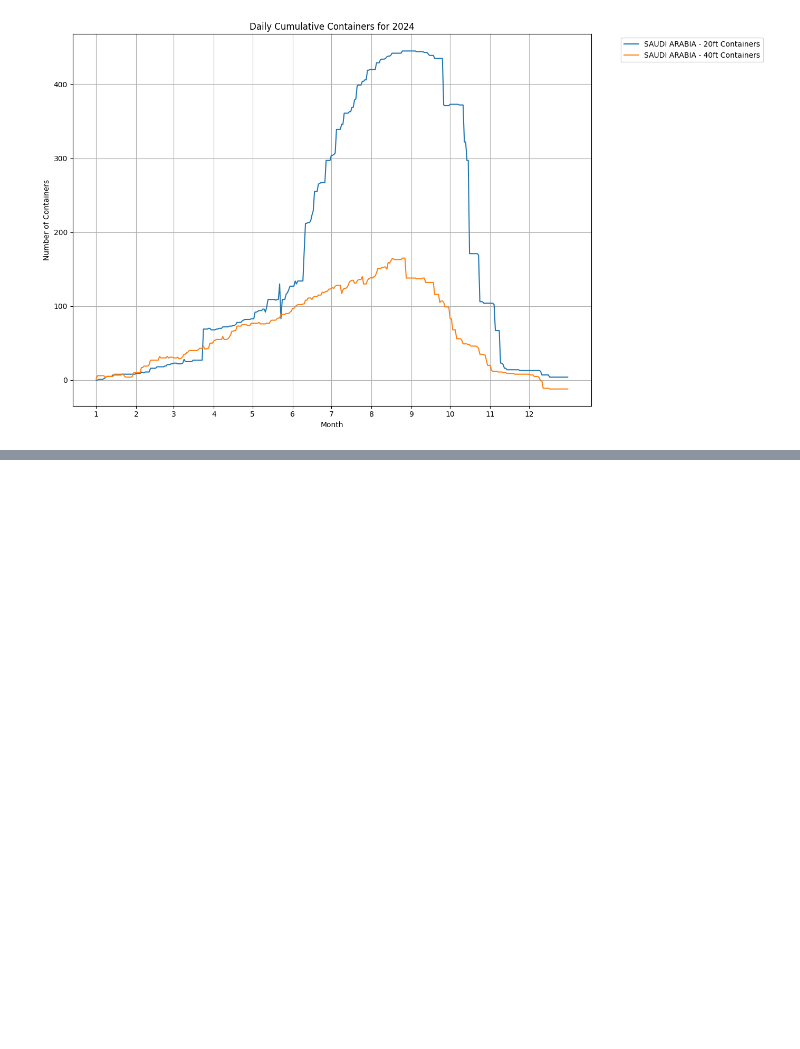
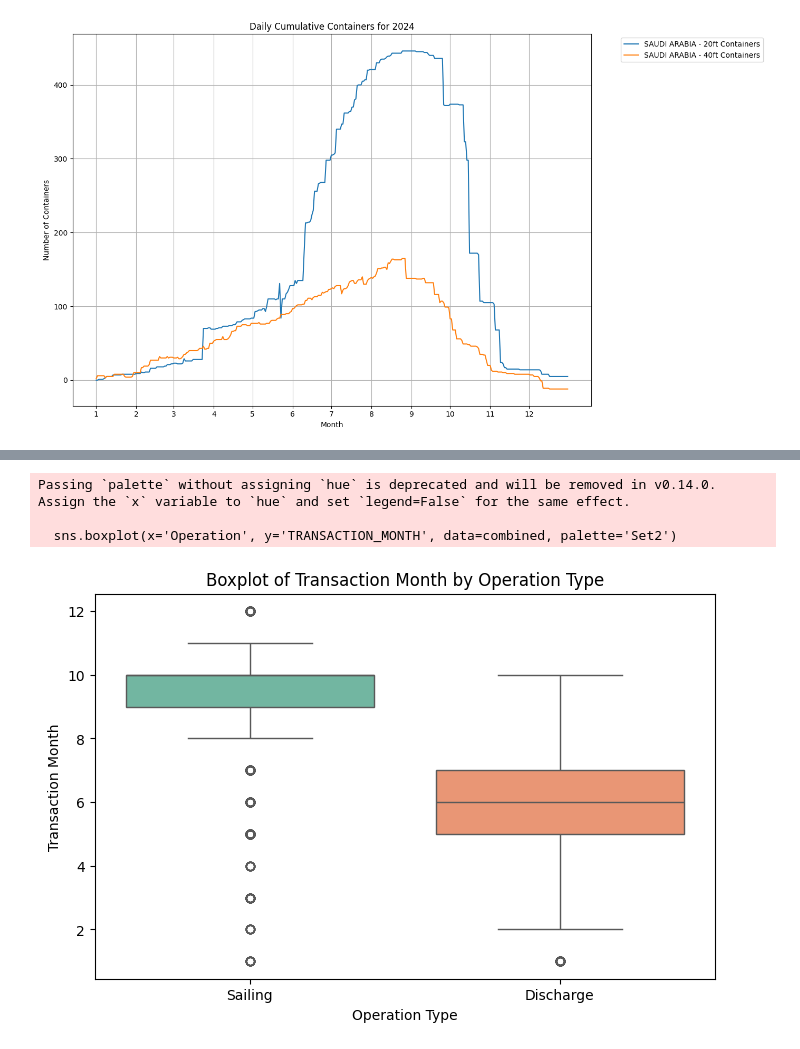
Before and after one commit to jcp-tech/Seneca_Class_Notes, a Jupyter notebook: Semester 1/AIG100 - Machine Learing/Project 1/Project 1 - AIG100 - Jonathan Chacko.ipynb, the cells around one changed output, grey strips where cells are left out. Drawn from its saved outputs; the diff is of its cells as text; code cells hidden in the pictures; blank space fills up the shorter version.

```diff
--- a/Semester 1/AIG100 - Machine Learing/Project 1/Project 1 - AIG100 - Jonathan Chacko.ipynb
+++ b/Semester 1/AIG100 - Machine Learing/Project 1/Project 1 - AIG100 - Jonathan Chacko.ipynb
@@ -728,0 +1074,20 @@ plt.show()
+# %%
+# Boxplot Comparing Transaction Months for Sailing vs. Discharge
+# Create a new column in each DataFrame to identify the operation type:
+sailing_df = sailing.copy()  # (Copy to avoid modifying the original data)
+discharge_df = discharge.copy()
+sailing_df['Operation'] = 'Sailing'
+discharge_df['Operation'] = 'Discharge'
+# Combine the two DataFrames:
+combined = pd.concat([sailing_df, discharge_df], ignore_index=True) # Use discharge_df for consistency
+plt.figure(figsize=(8, 5))
+sns.boxplot(x='Operation', y='TRANSACTION_MONTH', data=combined, palette='Set2')
+plt.title('Boxplot of Transaction Month by Operation Type')
+plt.xlabel('Operation Type')
+plt.ylabel('Transaction Month')
+plt.show()
+# %% [output]
+Passing `palette` without assigning `hue` is deprecated and will be removed in v0.14.0. Assign the `x` variable to `hue` and set `legend=False` for the same effect.
+
+  sns.boxplot(x='Operation', y='TRANSACTION_MONTH', data=combined, palette='Set2')
+[figure, added]
```
Also changed, not shown: parts of 53 cells of this notebook, 2 other files.
